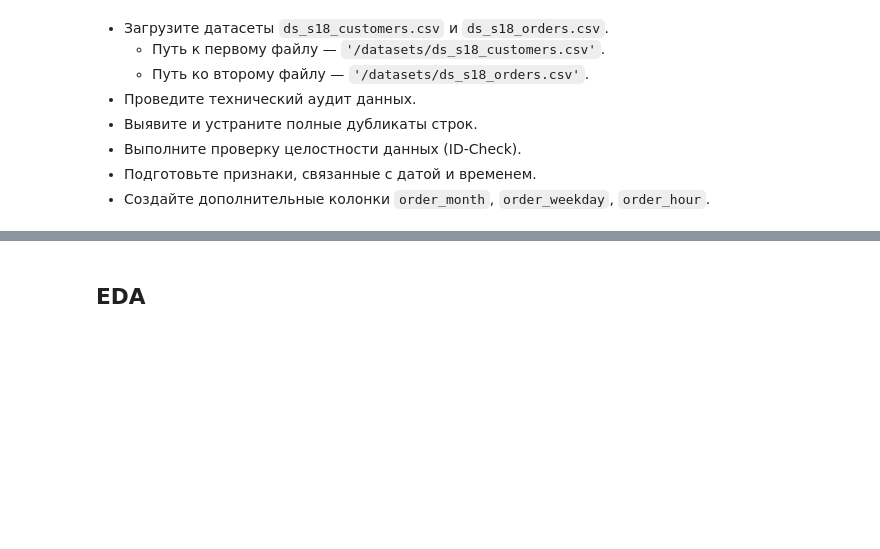
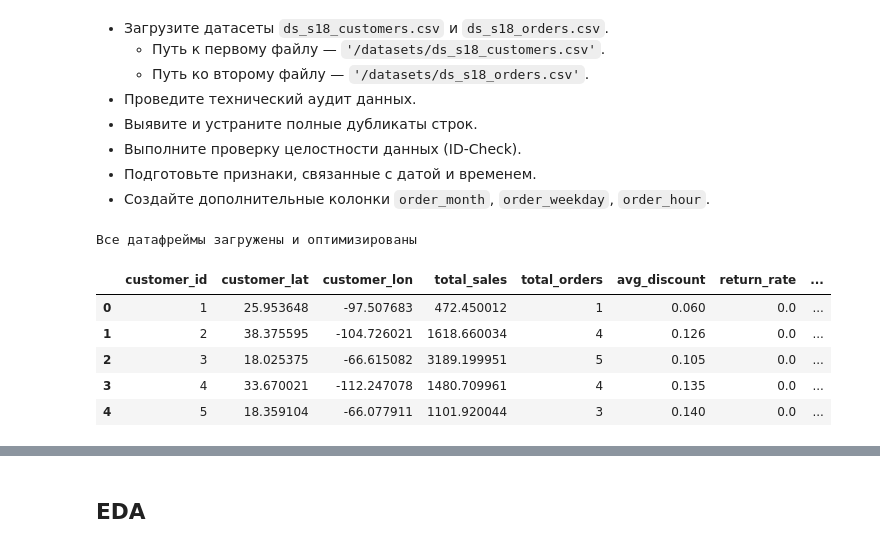
Before and after one commit to TemaQDX/sprint_18_project_carga_pronto, a Jupyter notebook: sprint_18_project_carga_pronto_Artem_Burov.ipynb, the cells around one changed output, grey strips where cells are left out. Saved outputs shown, nothing was run; the diff lists cells and outputs as text; code cells hidden in the pictures; blank space fills up the shorter version.

Commit message:
load datasets

```diff
--- a/sprint_18_project_carga_pronto_Artem_Burov.ipynb
+++ b/sprint_18_project_carga_pronto_Artem_Burov.ipynb
@@ -70,3 +211,24 @@ GitHub: https://github.com/TemaQDX/sprint_18_project_carga_pronto
 * Выполните проверку целостности данных (ID-Check).
 * Подготовьте признаки, связанные с датой и временем.
 * Создайте дополнительные колонки `order_month`, `order_weekday`, `order_hour`.
+# %%
+hlink = 'https://code.s3.yandex.net/datasets/'
+
+# Загрузка и оптимизация каждого датафрейма отдельно
+df_customers = optimize_dataframe(pd.read_csv(hlink + 'ds_s18_customers.csv'))
+df_orders = optimize_dataframe(pd.read_csv(hlink + 'ds_s18_orders.csv'))
+
+
+print("Все датафреймы загружены и оптимизированы")
+# %% [output]
+Все датафреймы загружены и оптимизированы
+# %%
+# Выведем первые строки df_customers
+df_customers.head()
+# %% [output]
+|  | customer_id | customer_lat | customer_lon | total_sales | total_orders | avg_discount | return_rate | ... |
+| 0 | 1 | 25.953648 | -97.507683 | 472.450012 | 1 | 0.060 | 0.0 | ... |
+| 1 | 2 | 38.375595 | -104.726021 | 1618.660034 | 4 | 0.126 | 0.0 | ... |
+| 2 | 3 | 18.025375 | -66.615082 | 3189.199951 | 5 | 0.105 | 0.0 | ... |
+| 3 | 4 | 33.670021 | -112.247078 | 1480.709961 | 4 | 0.135 | 0.0 | ... |
+| 4 | 5 | 18.359104 | -66.077911 | 1101.920044 | 3 | 0.140 | 0.0 | ... |
```
Also changed, not shown: parts of 13 cells of this notebook.
